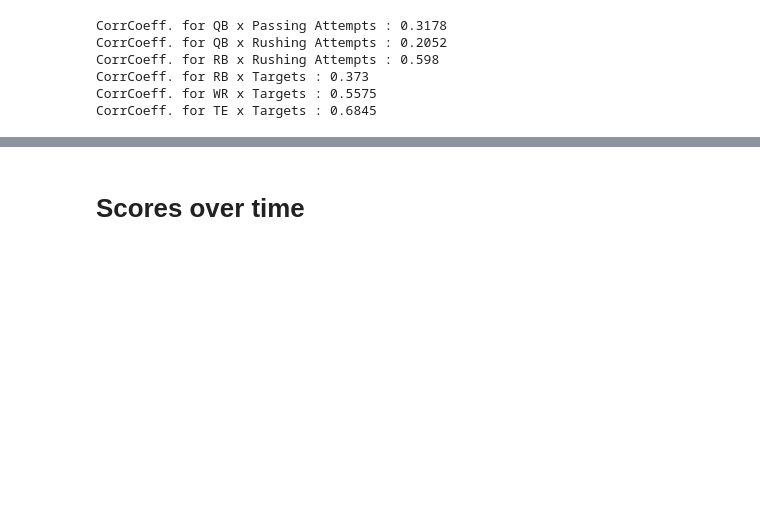
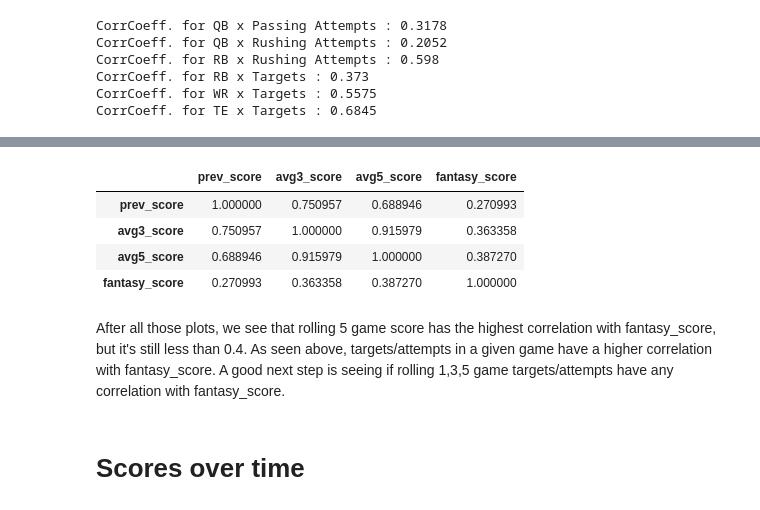
Before and after one commit to ibury08/fantasyfootball, a Jupyter notebook: FF_Data_Storytelling.ipynb, the cells around one changed output, grey strips where cells are left out. Saved outputs shown, nothing was run; the diff lists cells and outputs as text; code cells hidden in the pictures; blank space fills up the shorter version.

```diff
--- a/FF_Data_Storytelling.ipynb
+++ b/FF_Data_Storytelling.ipynb
@@ -287,3 +356,13 @@ CorrCoeff. for TE x Targets : 0.6845
+# %%
+prev_score.drop('week',axis=1).corr('pearson')
+# %% [output]
+|  | prev_score | avg3_score | avg5_score | fantasy_score |
+| prev_score | 1.000000 | 0.750957 | 0.688946 | 0.270993 |
+| avg3_score | 0.750957 | 1.000000 | 0.915979 | 0.363358 |
+| avg5_score | 0.688946 | 0.915979 | 1.000000 | 0.387270 |
+| fantasy_score | 0.270993 | 0.363358 | 0.387270 | 1.000000 |
+# %% [markdown]
+After all those plots, we see that rolling 5 game score has the highest correlation with fantasy_score, but it's still less than 0.4. As seen above, targets/attempts in a given game have a higher correlation with fantasy_score. A good next step is seeing if rolling 1,3,5 game targets/attempts have any correlation with fantasy_score.
 # %% [markdown]
 # Scores over time
 # %%
```
Also changed, not shown: parts of 7 cells of this notebook.
